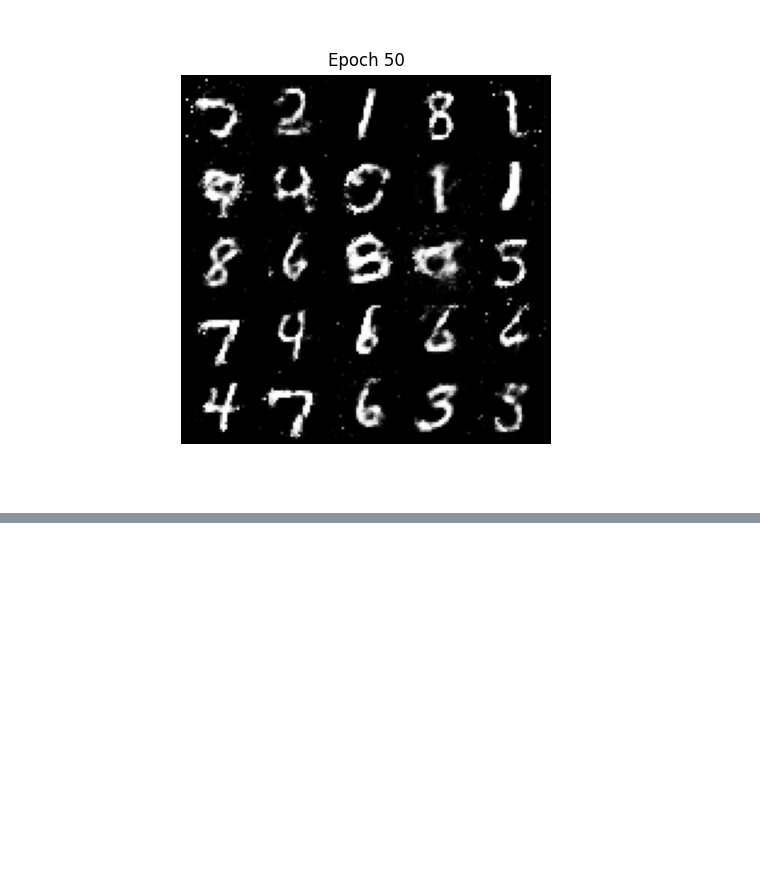
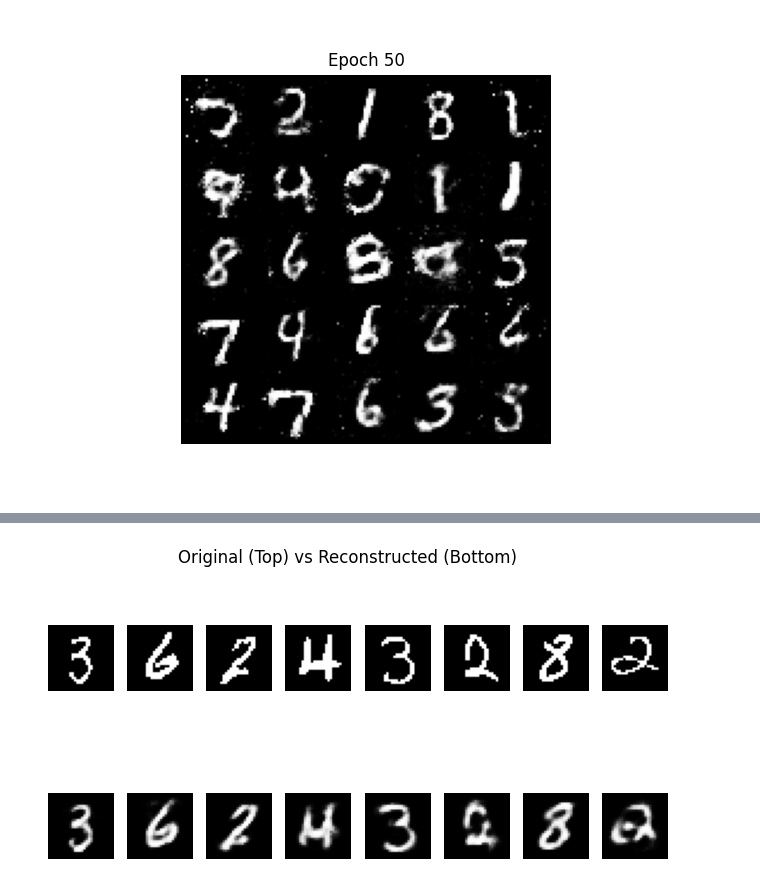
Before and after one commit to Nehasatheesh04/Deep_Learning, a Jupyter notebook: DL.ipynb, the cells around one changed output, grey strips where cells are left out. Cells and saved outputs as stored; diff of their text form; code cells hidden in the pictures; blank space fills up the shorter version.

```diff
--- a/DL.ipynb
+++ b/DL.ipynb
@@ -194,0 +334,13 @@ Displaying image from Epoch 50:
+# %%
+plt.figure(figsize=(8, 4))
+for i in range(8):
+    plt.subplot(2, 8, i + 1)
+    plt.imshow(v[i].view(28, 28), cmap='gray')
+    plt.axis('off')
+    plt.subplot(2, 8, 8 + i + 1)
+    plt.imshow(v_reconstructed[i].view(28, 28), cmap='gray')
+    plt.axis('off')
+plt.suptitle("Original (Top) vs Reconstructed (Bottom)")
+plt.show()
+# %% [output]
+[figure, added]
```
Also changed, not shown: parts of 10 cells of this notebook.
